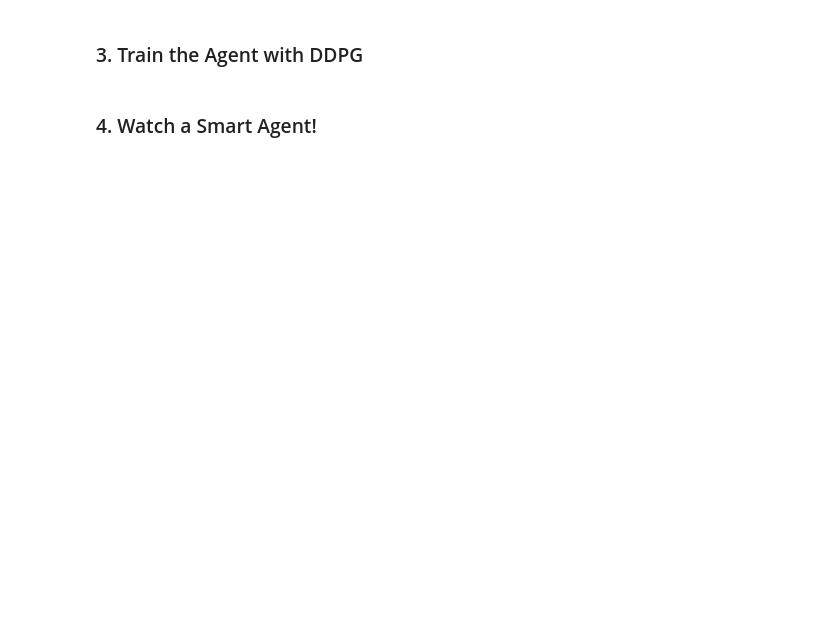
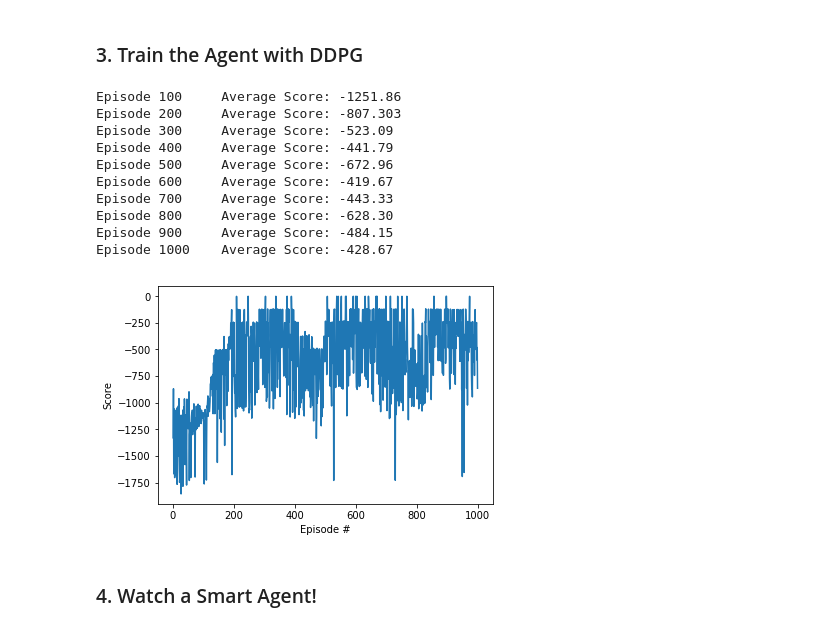
Before and after one commit to xlnwel/deep-reinforcement-learning, a Jupyter notebook: ddpg-pendulum/DDPG.ipynb, the cells around one changed output. Drawn from its saved outputs; the diff is of its cells as text; code cells hidden in the pictures; blank space fills up the shorter version.

```diff
--- a/ddpg-pendulum/DDPG.ipynb
+++ b/ddpg-pendulum/DDPG.ipynb
@@ -37,35 +40,47 @@ def ddpg(n_episodes=1000, max_t=300, print_every=100):
     scores_deque = deque(maxlen=print_every)
     scores = []
     for i_episode in range(1, n_episodes+1):
         state = env.reset()
         # agent.reset() # old implementation
         score = 0
         for t in range(max_t):
             action = agent.act(state)
             next_state, reward, done, _ = env.step(action)
             agent.step(state, action, reward, next_state, done)
             state = next_state
             score += reward
             if done:
                 break
         scores_deque.append(score)
         scores.append(score)
         print('\rEpisode {}\tAverage Score: {:.2f}'.format(i_episode, np.mean(scores_deque)), end="")
-        torch.save(agent.actor_main.state_dict(), 'checkpoint_actor.pth')
-        torch.save(agent.critic_main.state_dict(), 'checkpoint_critic.pth')
+        torch.save(agent.actor_local.state_dict(), 'checkpoint_actor.pth')
+        torch.save(agent.critic_local.state_dict(), 'checkpoint_critic.pth')
         if i_episode % print_every == 0:
             print('\rEpisode {}\tAverage Score: {:.2f}'.format(i_episode, np.mean(scores_deque)))
 
     return scores
 
 scores = ddpg()
 
 fig = plt.figure()
 ax = fig.add_subplot(111)
 plt.plot(np.arange(1, len(scores)+1), scores)
 plt.ylabel('Score')
 plt.xlabel('Episode #')
 plt.show()
+# %% [output]
+Episode 100     Average Score: -1251.86
+Episode 200     Average Score: -807.303
+Episode 300     Average Score: -523.09
+Episode 400     Average Score: -441.79
+Episode 500     Average Score: -672.96
+Episode 600     Average Score: -419.67
+Episode 700     Average Score: -443.33
+Episode 800     Average Score: -628.30
+Episode 900     Average Score: -484.15
+Episode 1000    Average Score: -428.67
+[figure, added]
 # %% [markdown]
 ### 4. Watch a Smart Agent!
 # %%
```
Also changed, not shown: parts of 4 cells of this notebook, 8 other files.
